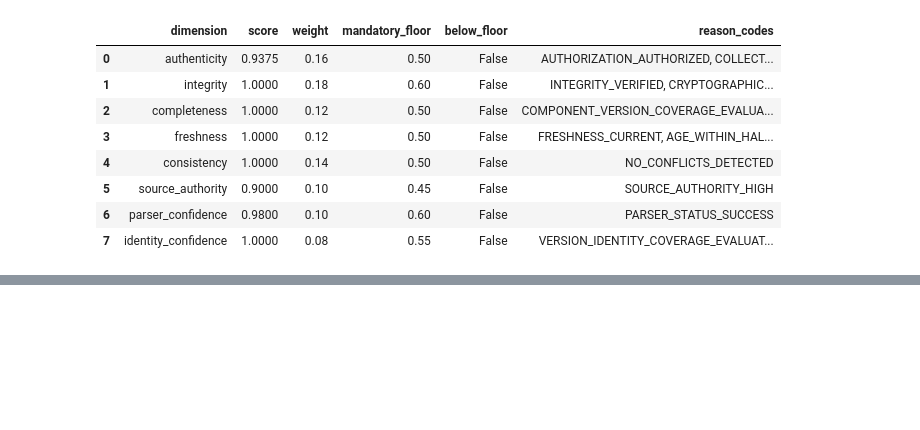
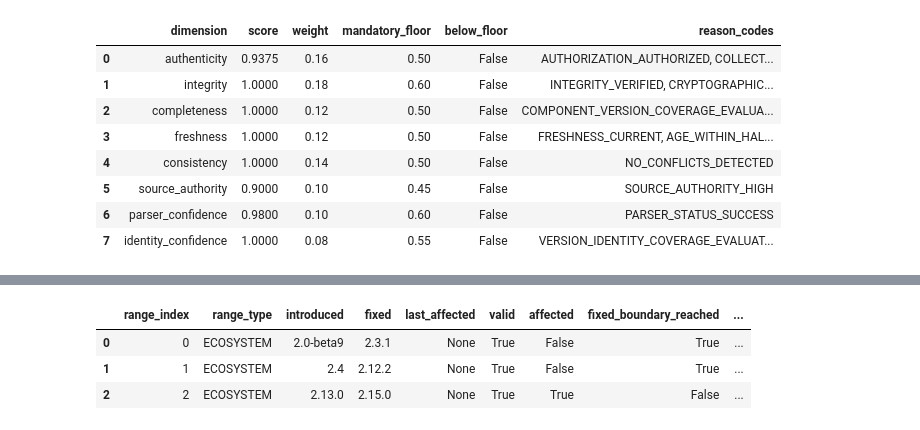
Before and after one commit to keyurck7/aegissec-fedops, a Jupyter notebook: notebooks/AegisSec-3.ipynb, the cells around one changed output, grey strips where cells are left out. Saved outputs shown, nothing was run; the diff lists cells and outputs as text; code cells hidden in the pictures; blank space fills up the shorter version.

```diff
--- a/notebooks/AegisSec-3.ipynb
+++ b/notebooks/AegisSec-3.ipynb
@@ -561,0 +766,22 @@ display(trust_dimensions_df)
+# %%
+log4shell_assessment = affectedness_engine.assess(
+    component_instance=affected_component,
+    intelligence_record=intelligence_record,
+    evidence_trust=evidence_trust,
+    assessed_at=assessment_time,
+)
+
+range_reasoning_df = pd.DataFrame(
+    [
+        evaluation.to_dict()
+        for evaluation
+        in log4shell_assessment.range_evaluations
+    ]
+)
+
+display(range_reasoning_df)
+# %% [output]
+|  | range_index | range_type | introduced | fixed | last_affected | valid | affected | fixed_boundary_reached | ... |
+| 0 | 0 | ECOSYSTEM | 2.0-beta9 | 2.3.1 | None | True | False | True | ... |
+| 1 | 1 | ECOSYSTEM | 2.4 | 2.12.2 | None | True | False | True | ... |
+| 2 | 2 | ECOSYSTEM | 2.13.0 | 2.15.0 | None | True | True | False | ... |
```
Also changed, not shown: parts of 2 cells of this notebook, 9 other files.
